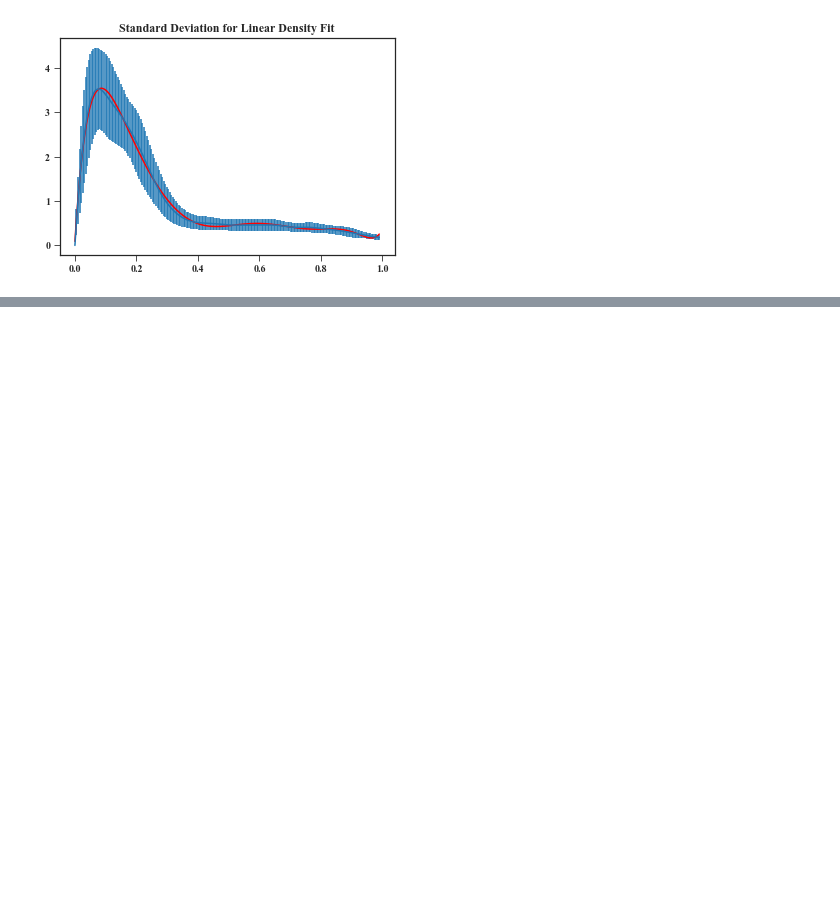
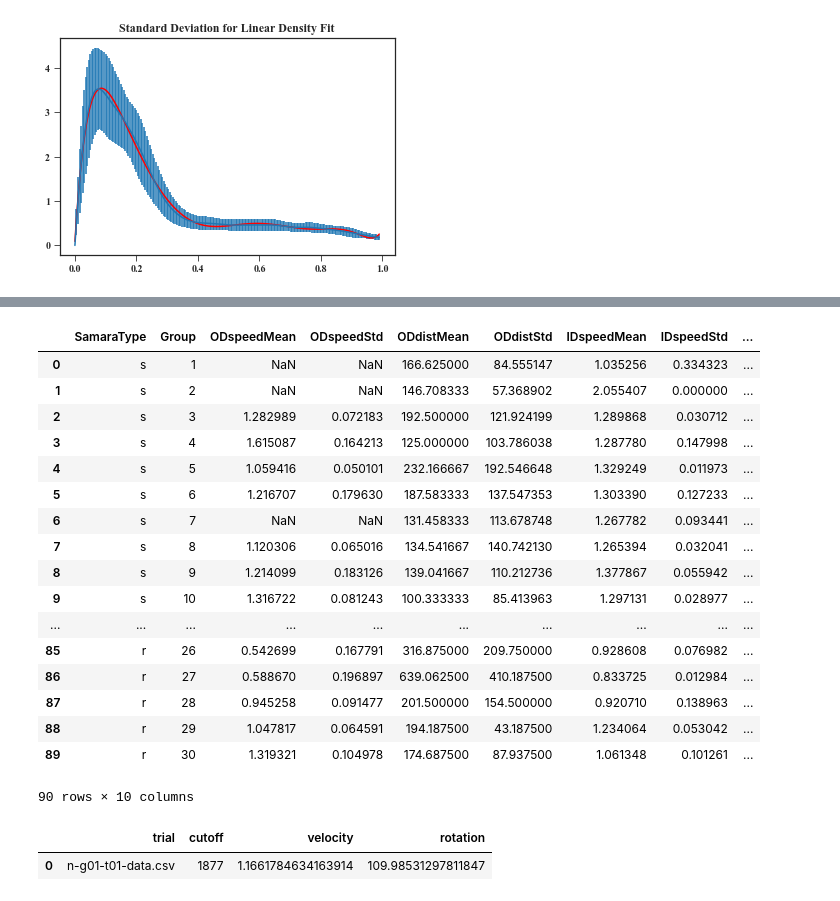
Before and after one commit to RossDynamics/team-samara, a Jupyter notebook: AllDataViz.ipynb, the cells around one changed output, grey strips where cells are left out. Cells and saved outputs as stored; diff of their text form; code cells hidden in the pictures; blank space fills up the shorter version.

```diff
--- a/AllDataViz.ipynb
+++ b/AllDataViz.ipynb
@@ -314,0 +467,26 @@ Text(0.5,1,'Standard Deviation for Linear Density Fit')
+# %%
+collected_data
+# %% [output]
+|  | SamaraType | Group | ODspeedMean | ODspeedStd | ODdistMean | ODdistStd | IDspeedMean | IDspeedStd | ... |
+| 0 | s | 1 | NaN | NaN | 166.625000 | 84.555147 | 1.035256 | 0.334323 | ... |
+| 1 | s | 2 | NaN | NaN | 146.708333 | 57.368902 | 2.055407 | 0.000000 | ... |
+| 2 | s | 3 | 1.282989 | 0.072183 | 192.500000 | 121.924199 | 1.289868 | 0.030712 | ... |
+| 3 | s | 4 | 1.615087 | 0.164213 | 125.000000 | 103.786038 | 1.287780 | 0.147998 | ... |
+| 4 | s | 5 | 1.059416 | 0.050101 | 232.166667 | 192.546648 | 1.329249 | 0.011973 | ... |
+| 5 | s | 6 | 1.216707 | 0.179630 | 187.583333 | 137.547353 | 1.303390 | 0.127233 | ... |
+| 6 | s | 7 | NaN | NaN | 131.458333 | 113.678748 | 1.267782 | 0.093441 | ... |
+| 7 | s | 8 | 1.120306 | 0.065016 | 134.541667 | 140.742130 | 1.265394 | 0.032041 | ... |
+| 8 | s | 9 | 1.214099 | 0.183126 | 139.041667 | 110.212736 | 1.377867 | 0.055942 | ... |
+| 9 | s | 10 | 1.316722 | 0.081243 | 100.333333 | 85.413963 | 1.297131 | 0.028977 | ... |
+| ... | ... | ... | ... | ... | ... | ... | ... | ... | ... |
+| 85 | r | 26 | 0.542699 | 0.167791 | 316.875000 | 209.750000 | 0.928608 | 0.076982 | ... |
+| 86 | r | 27 | 0.588670 | 0.196897 | 639.062500 | 410.187500 | 0.833725 | 0.012984 | ... |
+| 87 | r | 28 | 0.945258 | 0.091477 | 201.500000 | 154.500000 | 0.920710 | 0.138963 | ... |
+| 88 | r | 29 | 1.047817 | 0.064591 | 194.187500 | 43.187500 | 1.234064 | 0.053042 | ... |
+| 89 | r | 30 | 1.319321 | 0.104978 | 174.687500 | 87.937500 | 1.061348 | 0.101261 | ... |
+90 rows × 10 columns
+# %%
+norway_vel[norway_vel['trial']=='n-g01-t01-data.csv']
+# %% [output]
+|  | trial | cutoff | velocity | rotation |
+| 0 | n-g01-t01-data.csv | 1877 | 1.1661784634163914 | 109.98531297811847 |
```
Also changed, not shown: parts of 4 cells of this notebook, 9 other files.
